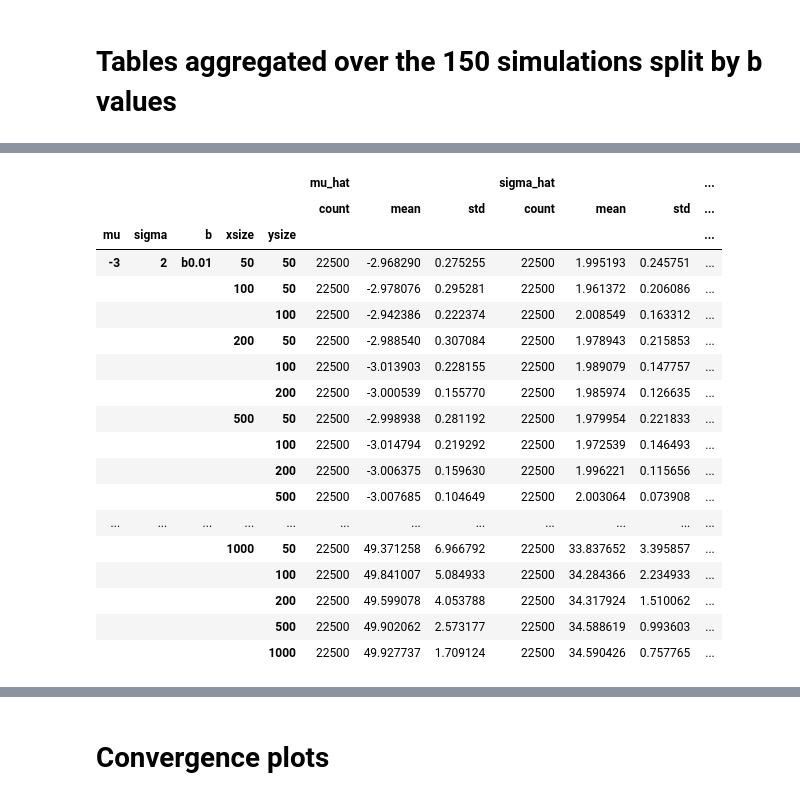
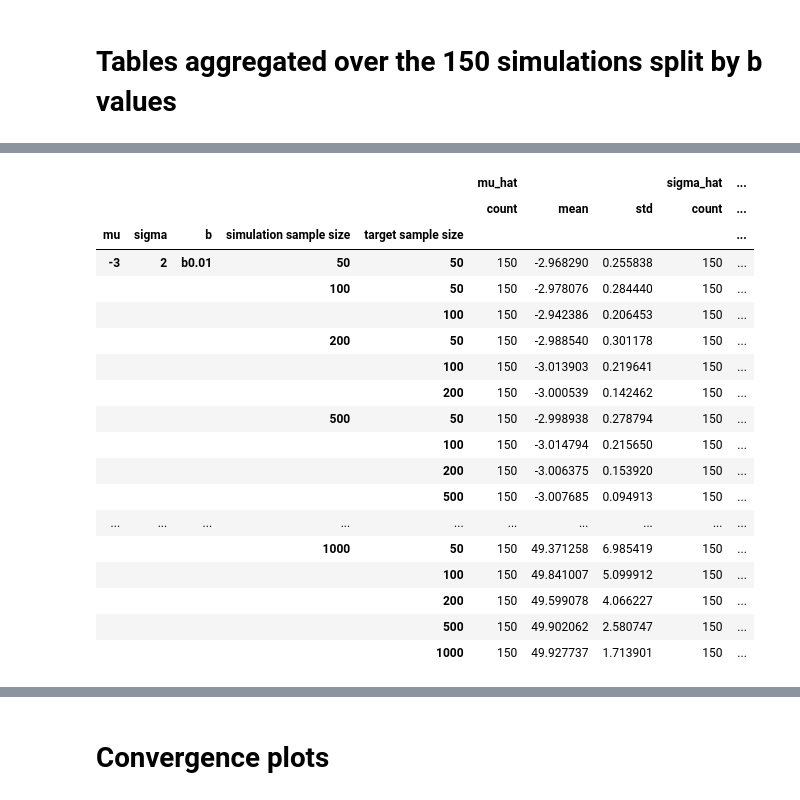
Before and after one commit to GiantDwarf42/master_thesis2, a Jupyter notebook: Gaussian_Data_Analysis.ipynb, the cells around one changed output, grey strips where cells are left out. Saved outputs shown, nothing was run; the diff lists cells and outputs as text; code cells hidden in the pictures.

```diff
--- a/Gaussian_Data_Analysis.ipynb
+++ b/Gaussian_Data_Analysis.ipynb
@@ -208,3 +210,14 @@ MultiIndex([(           'mu',      ''),
             ('sigma_hat_MLE',  'mean'),
             ('sigma_hat_MLE',   'std')],
            )
+# %%
+index = pd.MultiIndex.from_tuples([
+    ('mu', ''), ('sigma', ''), ('b', ''), ('simulation sample size', ''), ('target sample size', ''),
+    ('mu_hat', 'count'), ('mu_hat', 'mean'), ('mu_hat', 'std'),
+    ('sigma_hat', 'count'), ('sigma_hat', 'mean'), ('sigma_hat', 'std'),
+    ('mu_hat_MLE', 'count'), ('mu_hat_MLE', 'mean'), ('mu_hat_MLE', 'std'),
+    ('sigma_hat_MLE', 'count'), ('sigma_hat_MLE', 'mean'), ('sigma_hat_MLE', 'std')
+])
+# %%
+df_last_150_proper_aggregation_index_reset.columns = index
+df_last_150_proper_aggregation_index_reset
@@ -217,23 +263,23 @@ KeyError: 'b'
 # %%
-df_last_150_aggregated_mean_ID_alternative_index_reset[df_last_150_aggregated_mean_ID_alternative_index_reset["b"]=="b0.01"].set_index(["mu","sigma","b","xsize","ysize"])
+df_last_150_proper_aggregation_index_reset[df_last_150_proper_aggregation_index_reset["b"]=="b0.01"].set_index(["mu", "sigma", "b", 'simulation sample size', 'target sample size'])
 # %% [output]
-|  |  |  |  |  | mu_hat |  |  | sigma_hat |  |  | ... |
-|  |  |  |  |  | count | mean | std | count | mean | std | ... |
-| mu | sigma | b | xsize | ysize |  |  |  |  |  |  | ... |
-| -3 | 2 | b0.01 | 50 | 50 | 22500 | -2.968290 | 0.275255 | 22500 | 1.995193 | 0.245751 | ... |
-|  |  |  | 100 | 50 | 22500 | -2.978076 | 0.295281 | 22500 | 1.961372 | 0.206086 | ... |
-|  |  |  |  | 100 | 22500 | -2.942386 | 0.222374 | 22500 | 2.008549 | 0.163312 | ... |
-|  |  |  | 200 | 50 | 22500 | -2.988540 | 0.307084 | 22500 | 1.978943 | 0.215853 | ... |
-|  |  |  |  | 100 | 22500 | -3.013903 | 0.228155 | 22500 | 1.989079 | 0.147757 | ... |
-|  |  |  |  | 200 | 22500 | -3.000539 | 0.155770 | 22500 | 1.985974 | 0.126635 | ... |
-|  |  |  | 500 | 50 | 22500 | -2.998938 | 0.281192 | 22500 | 1.979954 | 0.221833 | ... |
-|  |  |  |  | 100 | 22500 | -3.014794 | 0.219292 | 22500 | 1.972539 | 0.146493 | ... |
-|  |  |  |  | 200 | 22500 | -3.006375 | 0.159630 | 22500 | 1.996221 | 0.115656 | ... |
-|  |  |  |  | 500 | 22500 | -3.007685 | 0.104649 | 22500 | 2.003064 | 0.073908 | ... |
-| ... | ... | ... | ... | ... | ... | ... | ... | ... | ... | ... | ... |
-|  |  |  | 1000 | 50 | 22500 | 49.371258 | 6.966792 | 22500 | 33.837652 | 3.395857 | ... |
-|  |  |  |  | 100 | 22500 | 49.841007 | 5.084933 | 22500 | 34.284366 | 2.234933 | ... |
-|  |  |  |  | 200 | 22500 | 49.599078 | 4.053788 | 22500 | 34.317924 | 1.510062 | ... |
-|  |  |  |  | 500 | 22500 | 49.902062 | 2.573177 | 22500 | 34.588619 | 0.993603 | ... |
-|  |  |  |  | 1000 | 22500 | 49.927737 | 1.709124 | 22500 | 34.590426 | 0.757765 | ... |
+|  |  |  |  |  | mu_hat |  |  | sigma_hat | ... |
+|  |  |  |  |  | count | mean | std | count | ... |
+| mu | sigma | b | simulation sample size | target sample size |  |  |  |  | ... |
+| -3 | 2 | b0.01 | 50 | 50 | 150 | -2.968290 | 0.255838 | 150 | ... |
+|  |  |  | 100 | 50 | 150 | -2.978076 | 0.284440 | 150 | ... |
+|  |  |  |  | 100 | 150 | -2.942386 | 0.206453 | 150 | ... |
+|  |  |  | 200 | 50 | 150 | -2.988540 | 0.301178 | 150 | ... |
+|  |  |  |  | 100 | 150 | -3.013903 | 0.219641 | 150 | ... |
+|  |  |  |  | 200 | 150 | -3.000539 | 0.142462 | 150 | ... |
+|  |  |  | 500 | 50 | 150 | -2.998938 | 0.278794 | 150 | ... |
+|  |  |  |  | 100 | 150 | -3.014794 | 0.215650 | 150 | ... |
+|  |  |  |  | 200 | 150 | -3.006375 | 0.153920 | 150 | ... |
+|  |  |  |  | 500 | 150 | -3.007685 | 0.094913 | 150 | ... |
+| ... | ... | ... | ... | ... | ... | ... | ... | ... | ... |
+|  |  |  | 1000 | 50 | 150 | 49.371258 | 6.985419 | 150 | ... |
+|  |  |  |  | 100 | 150 | 49.841007 | 5.099912 | 150 | ... |
+|  |  |  |  | 200 | 150 | 49.599078 | 4.066227 | 150 | ... |
+|  |  |  |  | 500 | 150 | 49.902062 | 2.580747 | 150 | ... |
+|  |  |  |  | 1000 | 150 | 49.927737 | 1.713901 | 150 | ... |
 # %%
```
Also changed, not shown: parts of 23 cells of this notebook.
